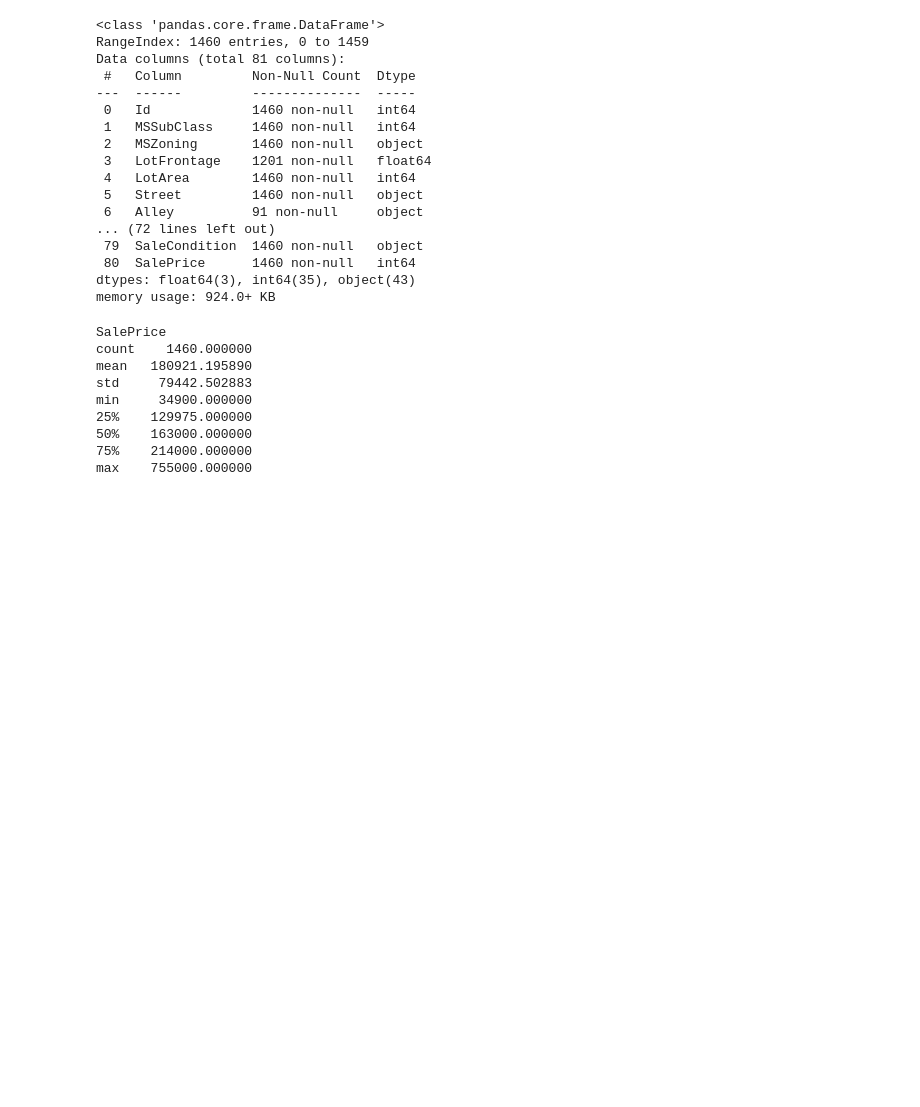
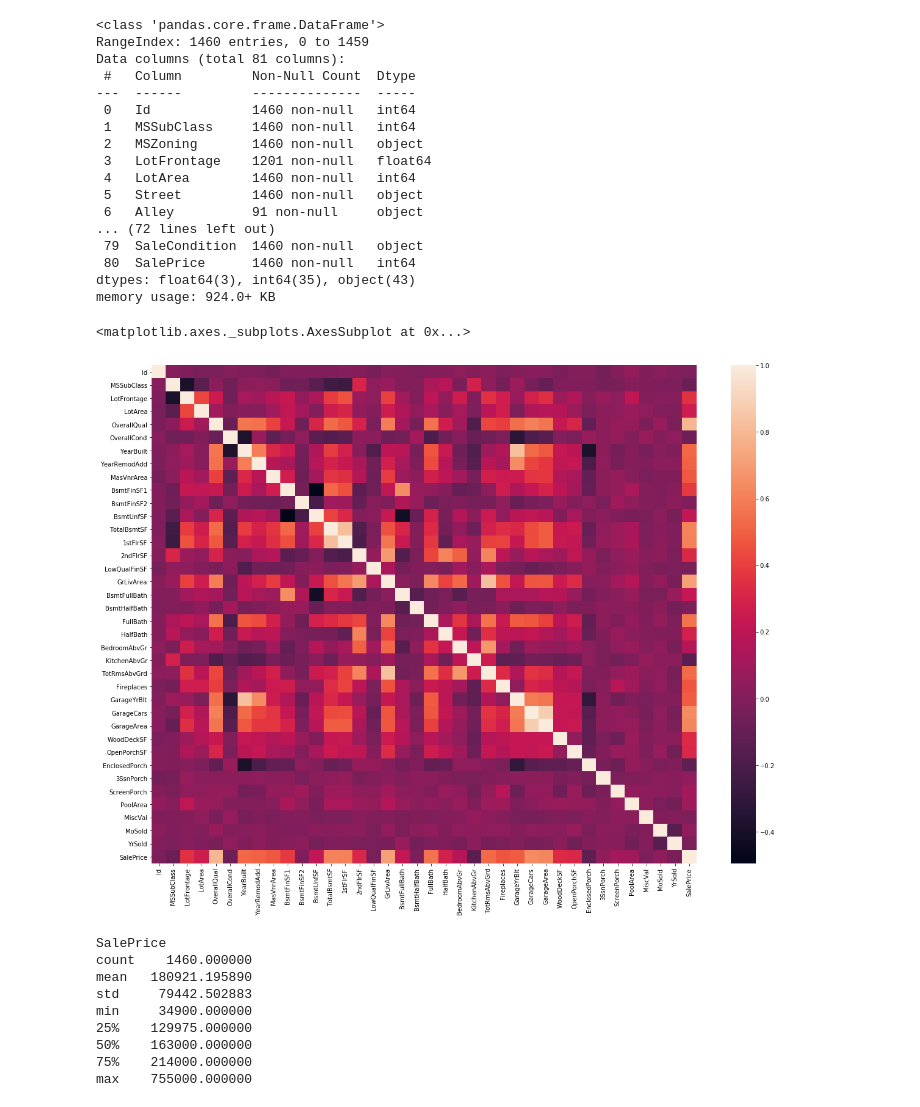
Before and after one commit to ArturoCRodriguez/kaggle_house_prices, a Jupyter notebook: house_pricing.ipynb, the cells around one changed output. Saved outputs shown, nothing was run; the diff lists cells and outputs as text; code cells hidden in the pictures; blank space fills up the shorter version.

```diff
--- a/house_pricing.ipynb
+++ b/house_pricing.ipynb
@@ -24,6 +29,20 @@ Data columns (total 81 columns):
  80  SalePrice      1460 non-null   int64
 dtypes: float64(3), int64(35), object(43)
 memory usage: 924.0+ KB
+# %%
+num_features_exploration = []
+cat_features_exploration = []
+for x in data.columns:
+    if pd.api.types.is_object_dtype(data[x].dtype):
+        cat_features_exploration.append(x)
+    elif pd.api.types.is_numeric_dtype(data[x].dtype):
+        num_features_exploration.append(x)
+data[num_features_exploration].corr()
+fig, ax = plt.subplots(figsize=(20,15))
+sns.heatmap(data[num_features_exploration].corr(),ax=ax)
+# %% [output]
+<matplotlib.axes._subplots.AxesSubplot at 0x...>
+[figure, added]
 # %%
 print(data[["SalePrice"]].describe())
 data[["SalePrice"]].hist(bins=50)
```
Also changed, not shown: parts of 10 cells of this notebook, 3 other files.
